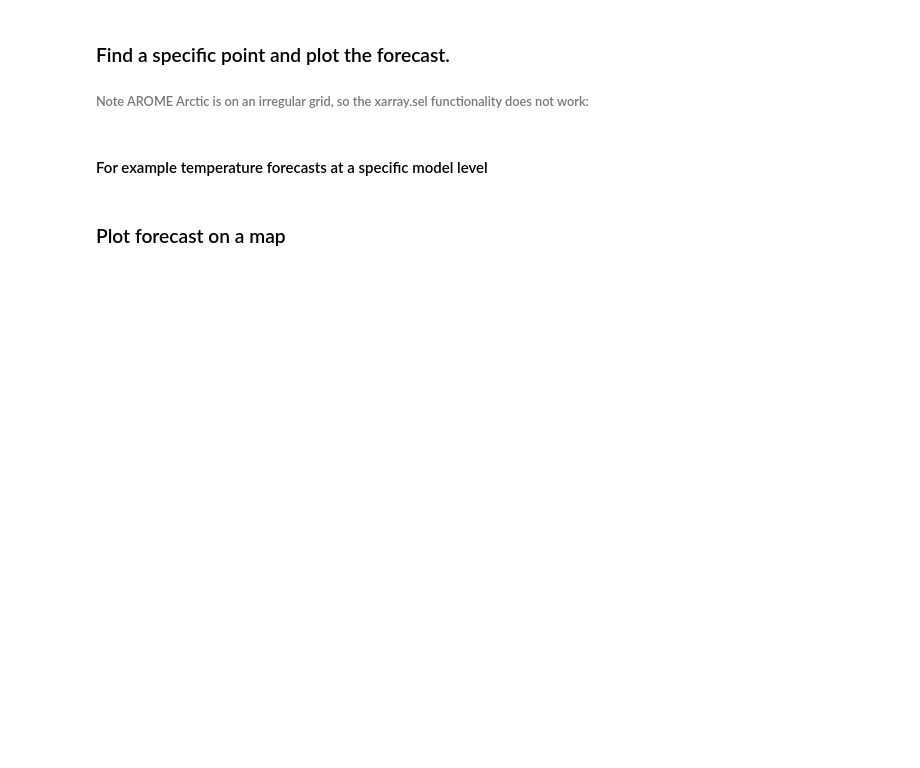
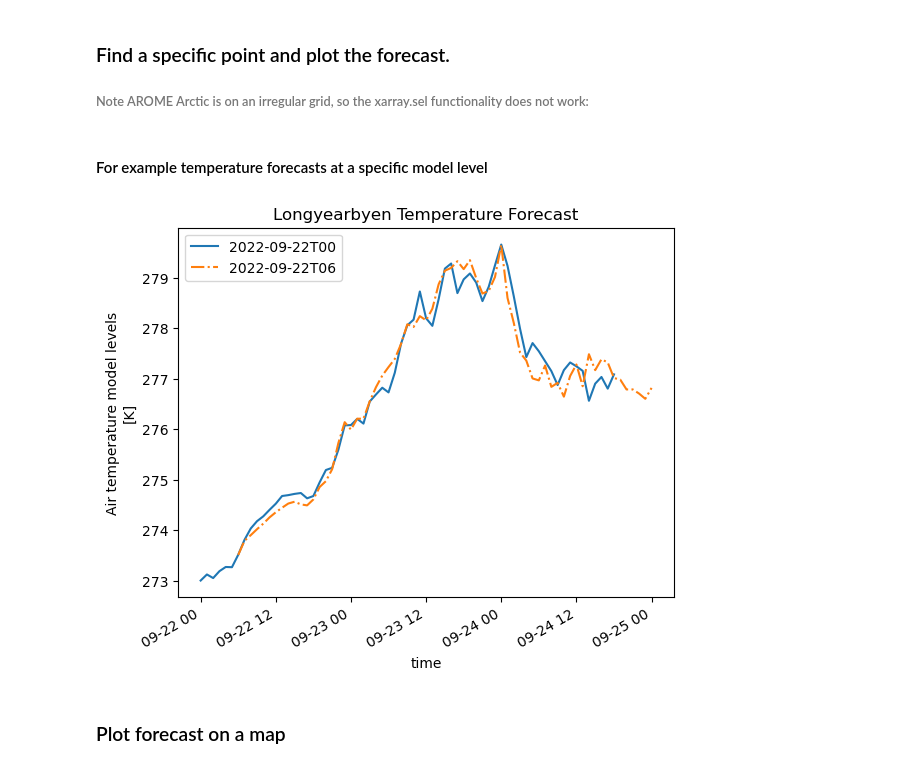
Before and after one commit to franzihe/GEO4902_2021, a Jupyter notebook: 02/ModelAnalysis_and_background_upperair.ipynb, the cells around one changed output. Drawn from its saved outputs; the diff is of its cells as text; code cells hidden in the pictures; blank space fills up the shorter version.

Commit message:
changes to point plot

```diff
--- a/02/ModelAnalysis_and_background_upperair.ipynb
+++ b/02/ModelAnalysis_and_background_upperair.ipynb
@@ -47,10 +48,12 @@ mlevel=64
 tml_point_forecast_1 = forecast_1['air_temperature_ml'].isel(hybrid=mlevel, y = ix, x=jx)
 tml_point_forecast_2 = forecast_2['air_temperature_ml'].isel(hybrid=mlevel, y = ix, x=jx)
 # %%
-tml_point_forecast_1.plot(x='time', linestyle='-', label=(np.datetime_as_string(tml_point_forecast_1.time.isel(time=0), unit='h')))
-tml_point_forecast_2.plot(x='time', linestyle='-.', label=(np.datetime_as_string(tml_point_forecast_2.time.isel(time=0), unit='h')))
+tml_point_forecast_1.plot.line(x='time', linestyle='-', label=(np.datetime_as_string(tml_point_forecast_1.time.isel(time=0), unit='h')))
+tml_point_forecast_2.plot.line(x='time', linestyle='-.', label=(np.datetime_as_string(tml_point_forecast_2.time.isel(time=0), unit='h')))
 plt.legend()
 plt.title("Longyearbyen Temperature Forecast");
+# %% [output]
+[figure, added]
 # %% [markdown]
 ### Plot forecast on a map
 # %%
```
Also changed, not shown: parts of 2 cells of this notebook.
